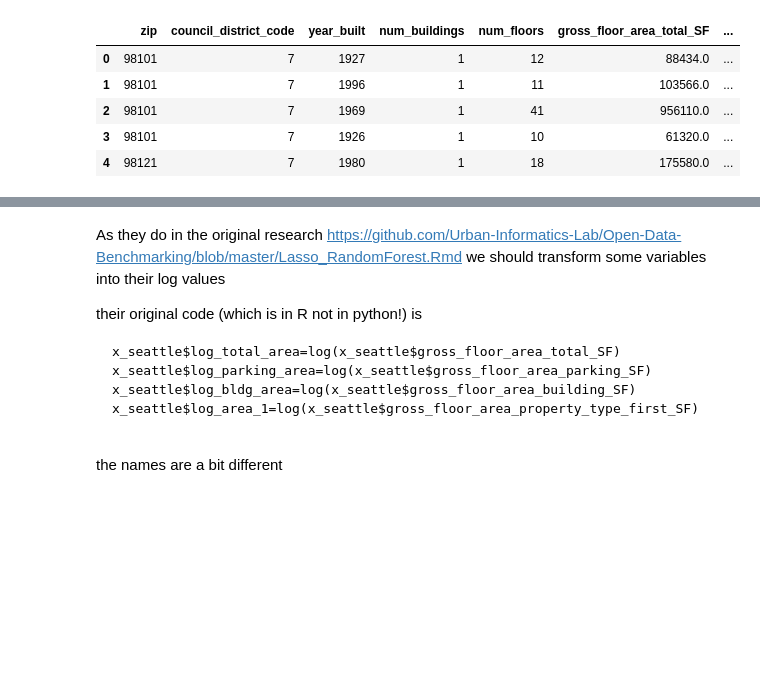
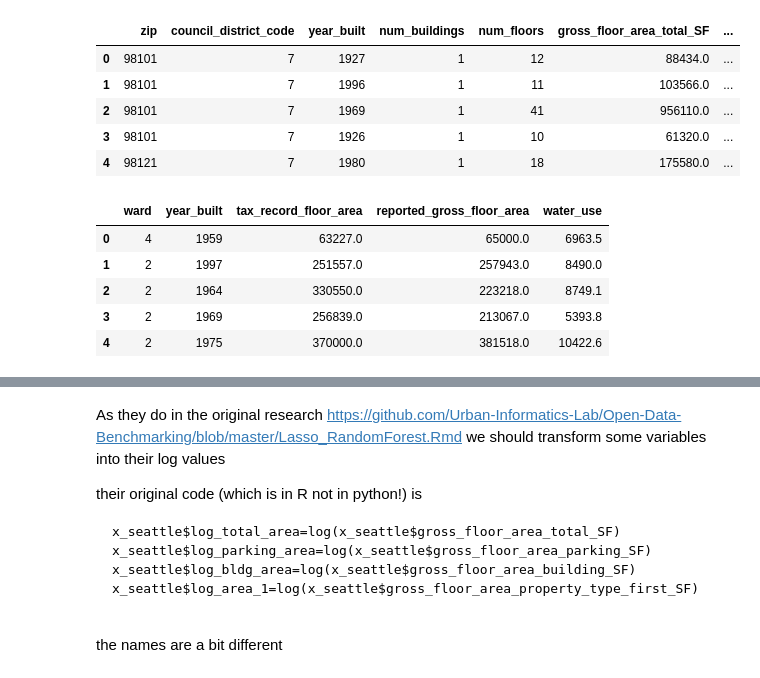
Before and after one commit to ReidelVichot/PUA2022_RVichot, a Jupyter notebook: HW6/RandomForest_solution_working.ipynb, the cells around one changed output, grey strips where cells are left out. Saved outputs shown, nothing was run; the diff lists cells and outputs as text; code cells hidden in the pictures; blank space fills up the shorter version.

```diff
--- a/HW6/RandomForest_solution_working.ipynb
+++ b/HW6/RandomForest_solution_working.ipynb
@@ -430,3 +469,12 @@ X_seattle_numeric_data.head()
 | 2 | 98101 | 7 | 1969 | 1 | 41 | 956110.0 | ... |
 | 3 | 98101 | 7 | 1926 | 1 | 10 | 61320.0 | ... |
 | 4 | 98121 | 7 | 1980 | 1 | 18 | 175580.0 | ... |
+# %%
+X_dc_numeric_data.head()
+# %% [output]
+|  | ward | year_built | tax_record_floor_area | reported_gross_floor_area | water_use |
+| 0 | 4 | 1959 | 63227.0 | 65000.0 | 6963.5 |
+| 1 | 2 | 1997 | 251557.0 | 257943.0 | 8490.0 |
+| 2 | 2 | 1964 | 330550.0 | 223218.0 | 8749.1 |
+| 3 | 2 | 1969 | 256839.0 | 213067.0 | 5393.8 |
+| 4 | 2 | 1975 | 370000.0 | 381518.0 | 10422.6 |
```
Also changed, not shown: parts of 15 cells of this notebook.
